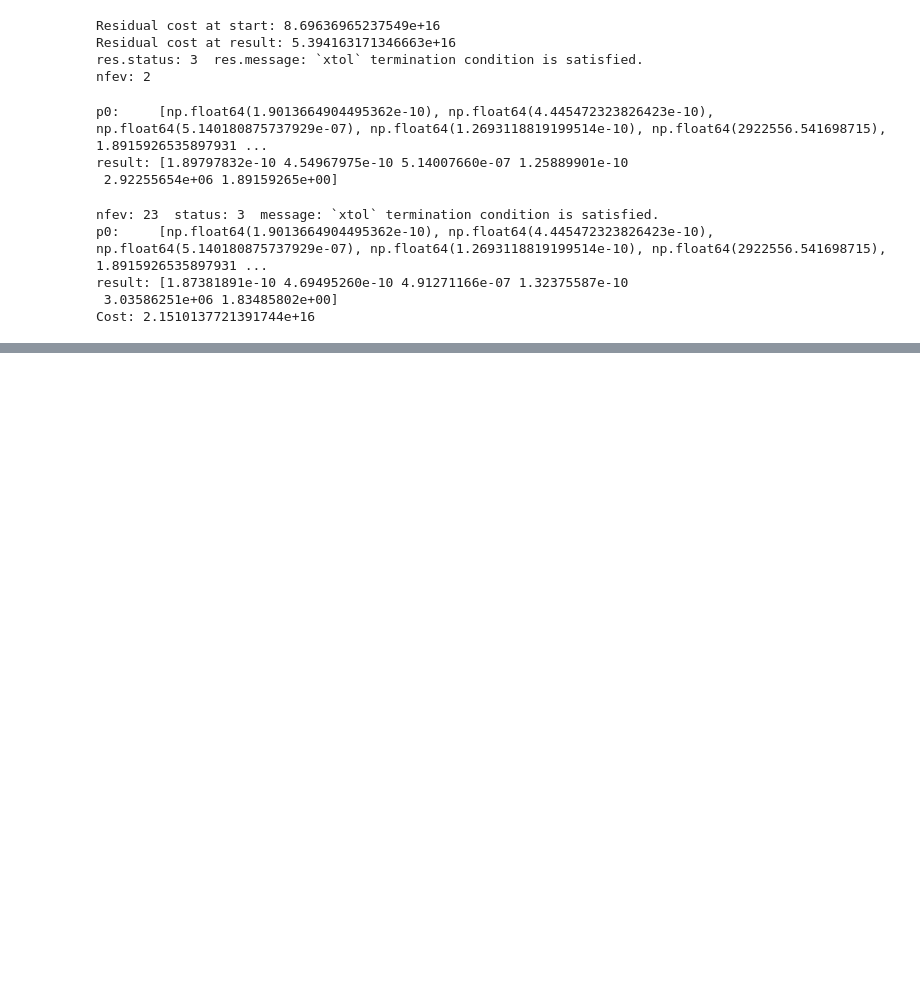
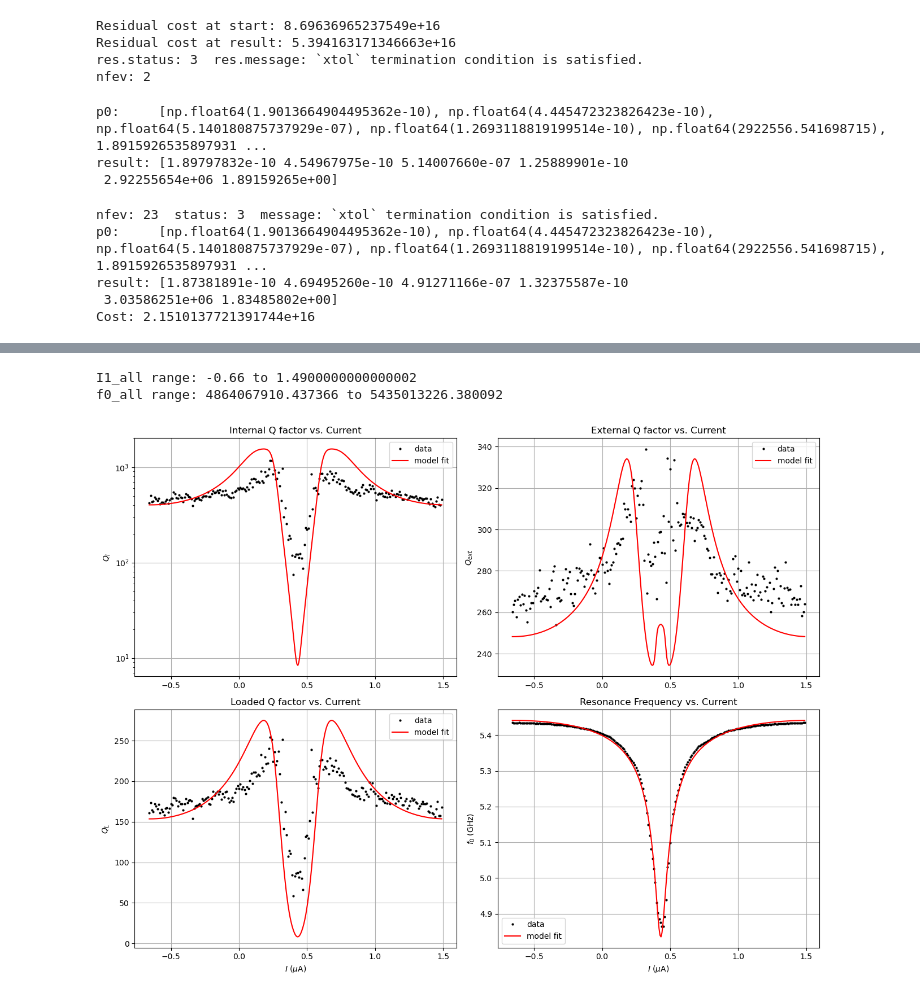
Before and after one commit to foysalx/Tunable-Coupler, a Jupyter notebook: TC-Main-001-Fit.ipynb, the cells around one changed output, grey strips where cells are left out. Drawn from its saved outputs; the diff is of its cells as text; code cells hidden in the pictures; blank space fills up the shorter version.

```diff
--- a/TC-Main-001-Fit.ipynb
+++ b/TC-Main-001-Fit.ipynb
@@ -171,6 +171,12 @@ np.float64(0.005122618693762872)
 mat_data_s21 = loadmat('TC-Main-001-S21-Fit-test1.mat', squeeze_me=True)
 mat_data_freq = loadmat('Tc-Main-001-F-fit-test1.mat', squeeze_me=True)
 mat_data_current = loadmat('TC-Main-001-I-fit-test1.mat', squeeze_me = True)
+mat_data_f0 = loadmat('TC-Main-001-f0-fit-all.mat', squeeze_me = True)
+mat_data_I1 = loadmat('TC-Main-001-I1-fit-all.mat', squeeze_me = True)
+mat_data_Q_ext = loadmat('TC-Main-001-Q-ext-fit-all.mat', squeeze_me = True)
+mat_data_Q_L = loadmat('TC-Main-001-Q-L-fit-all.mat', squeeze_me = True)
+mat_data_Q_int = loadmat('TC-Main-001-Q-int-fit-all.mat', squeeze_me = True)
 
-print(mat_data_current.keys())
+
+print(mat_data_Q_int.keys())
 # %% [output]
@@ -179,6 +185,12 @@ dict_keys(['__header__', '__version__', '__globals__', 'I_fit'])
 S21_dB = mat_data_s21['S21_fit']
 Freq = mat_data_freq['F_fit']
 I1 = mat_data_current['I_fit']
+f0_all = mat_data_f0['f0_all']
+I1_all = mat_data_I1['I1_all']
+Q_ext_all = mat_data_Q_ext['Qext_all']
+Q_L_all = mat_data_Q_L['QL_all']
+Q_int_all = mat_data_Q_int['Qi_all']
+
 print(I1.shape, Freq.shape, S21_dB.shape)
 # %% [output]
 (200316,) (200316,) (200316,)
@@ -193,7 +205,7 @@ lower_bounds = [
     0.41e-9,       # LT
     0.6*L_l,      # L_l  (calculated value, allow ~10% fab tolerance)
     0.6*C_l,      # C_l
-    30e-15,       # C_c
+    60e-15,       # C_c
     10,            # R_j
     -1.1*M_mag,   # M - sign unknown, so let it span negative too
     np.pi-1.75,          # O
@@ -204,7 +216,7 @@ upper_bounds = [
     0.48e-9,       # LT
     1.1*L_l,      # L_l
     1.1*C_l,      # C_l
-    40e-15,       # C_c
+    80e-15,       # C_c
     50,         # R_j
     1.1*M_mag,    # M
     2*np.pi,      # O
@@ -217,7 +229,7 @@ p0 = [
     0.45e-9,       # LT
     L_l,          # L_l
     C_l,          # C_l
-    35e-15,       # C_c
+    73e-15,       # C_c
     20,           # R_j
     M_mag,        # M      - pick positive sign as starting guess, refit with negative if it fails
     np.pi-1.25,        # O      - roughly mid-period as a neutral starting guess
@@ -455,0 +575,58 @@ Cost: 2.1510137721391744e+16
+# %%
+print("I1_all range:", I1_all.min(), "to", I1_all.max())   # expect ~ -0.66 to 1.49 (µA-scale numbers)
+print("f0_all range:", f0_all.min(), "to", f0_all.max())    # expect ~ 4.7e9 to 5.5e9 (Hz-scale numbers)
+# %% [output]
+I1_all range: -0.66 to 1.4900000000000002
+f0_all range: 4864067910.437366 to 5435013226.380092
+# %%
+# --- Derive Q_L from Qi/Qext for both data and model (QL = (Qi*Qext)/(Qi+Qext)) ---
+QL_all = (Q_int_all * Q_ext_all) / (Q_int_all + Q_ext_all)
+
+# --- Dense current sweep for a smooth model curve ---
+I_plot_uA = np.linspace(I1_all.min(), I1_all.max(), 300)
+I_plot_A = I_plot_uA * 1e-6
+
+q_i_model, q_e_model, f0_model = model_q_factors(
+    I_plot_A, L0_f, LT_f, Ll_f, Cl_f, Cc_f, Rj_f, M_f, O_fixed, R_L,
+    (Freq.min(), Freq.max())
+)
+QL_model = (q_i_model * q_e_model) / (q_i_model + q_e_model)
+
+# --- 4-panel overlay: data vs. fitted model ---
+fig, axes = plt.subplots(2, 2, figsize=(13, 10))
+
+axes[0,0].plot(I1_all, Q_int_all, 'k.', ms=4, label='data')
+axes[0,0].plot(I_plot_uA, q_i_model, 'r-', lw=1.5, label='model fit')
+axes[0,0].set_ylabel(r'$Q_i$')
+axes[0,0].set_yscale('log')
+axes[0,0].legend()
+axes[0,0].set_title('Internal Q factor vs. Current')
+axes[0,0].grid(True)
+
+axes[0,1].plot(I1_all, Q_ext_all, 'k.', ms=4, label='data')
+axes[0,1].plot(I_plot_uA, q_e_model, 'r-', lw=1.5, label='model fit')
+axes[0,1].set_ylabel(r'$Q_{ext}$')
+axes[0,1].legend()
+axes[0,1].set_title('External Q factor vs. Current')
+axes[0,1].grid(True)
+
+axes[1,0].plot(I1_all, QL_all, 'k.', ms=4, label='data')
+axes[1,0].plot(I_plot_uA, QL_model, 'r-', lw=1.5, label='model fit')
+axes[1,0].set_ylabel(r'$Q_L$')
+axes[1,0].set_xlabel(r'$I$ ($\mu$A)')
+axes[1,0].legend()
+axes[1,0].set_title('Loaded Q factor vs. Current')
+axes[1,0].grid(True)
+
+axes[1,1].plot(I1_all, f0_all/1e9, 'k.', ms=4, label='data')
+axes[1,1].plot(I_plot_uA, f0_model/1e9, 'r-', lw=1.5, label='model fit')
+axes[1,1].set_ylabel(r'$f_0$ (GHz)')
+axes[1,1].set_xlabel(r'$I$ ($\mu$A)')
+axes[1,1].legend()
+axes[1,1].set_title('Resonance Frequency vs. Current')
+axes[1,1].grid(True)
+
+plt.tight_layout()
+plt.show()
+# %% [output]
+[figure, added]
```
Also changed, not shown: parts of 6 cells of this notebook, 8 other files.
